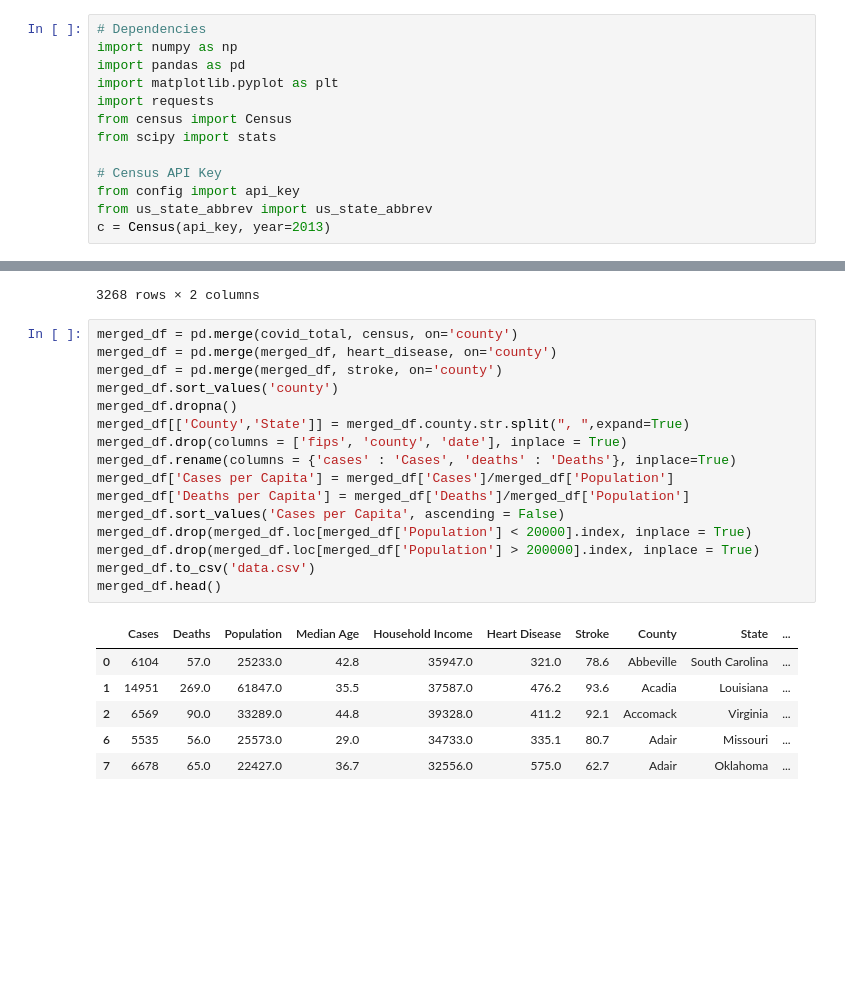
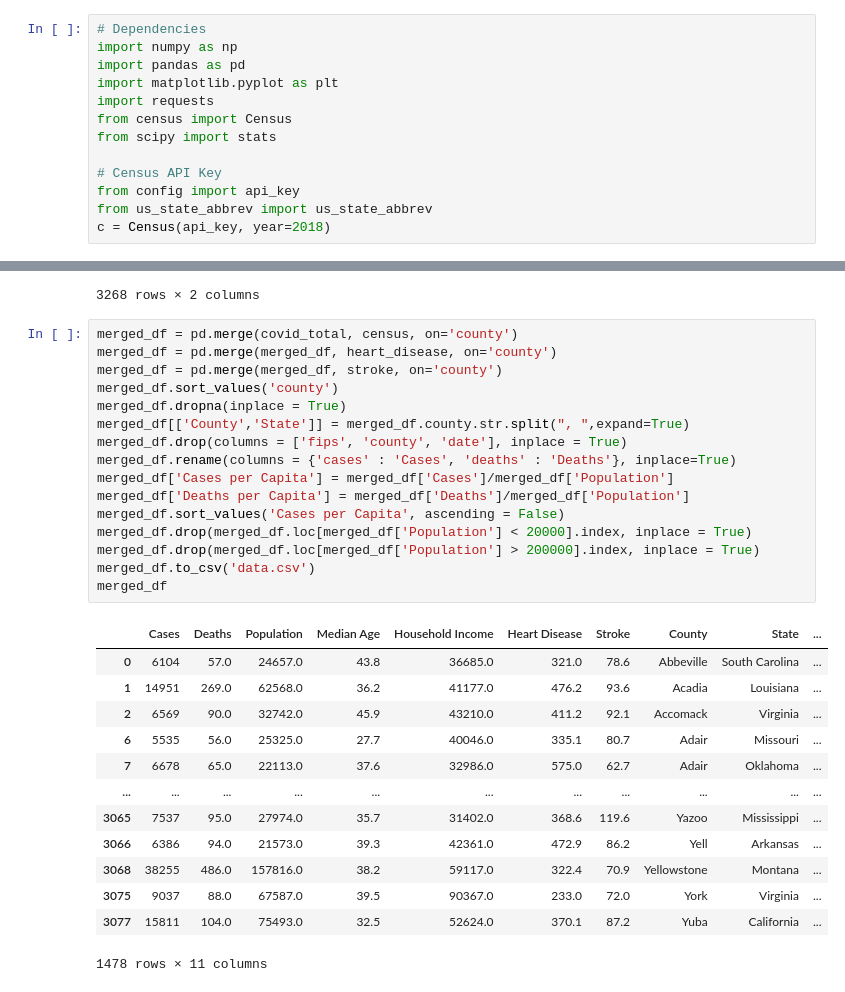
Before and after one commit to CarlaLorenteAnon/project-1, a Jupyter notebook: datagather.ipynb, the cells around one changed output, grey strips where cells are left out. Cells and saved outputs as stored; diff of their text form; blank space fills up the shorter version.

```diff
--- a/datagather.ipynb
+++ b/datagather.ipynb
@@ -10,7 +10,7 @@ from scipy import stats
 # Census API Key
 from config import api_key
 from us_state_abbrev import us_state_abbrev
-c = Census(api_key, year=2013)
+c = Census(api_key, year=2018)
 # %%
 # See: https://github.com/CommerceDataService/census-wrapper for library documentation
 # See: https://gist.github.com/afhaque/60558290d6efd892351c4b64e5c01e9b for labels
@@ -142,26 +142,33 @@ stroke
 # %%
 merged_df = pd.merge(covid_total, census, on='county')
 merged_df = pd.merge(merged_df, heart_disease, on='county')
 merged_df = pd.merge(merged_df, stroke, on='county')
 merged_df.sort_values('county')
-merged_df.dropna()
+merged_df.dropna(inplace = True)
 merged_df[['County','State']] = merged_df.county.str.split(", ",expand=True)
 merged_df.drop(columns = ['fips', 'county', 'date'], inplace = True)
 merged_df.rename(columns = {'cases' : 'Cases', 'deaths' : 'Deaths'}, inplace=True)
 merged_df['Cases per Capita'] = merged_df['Cases']/merged_df['Population']
 merged_df['Deaths per Capita'] = merged_df['Deaths']/merged_df['Population']
 merged_df.sort_values('Cases per Capita', ascending = False)
 merged_df.drop(merged_df.loc[merged_df['Population'] < 20000].index, inplace = True)
 merged_df.drop(merged_df.loc[merged_df['Population'] > 200000].index, inplace = True)
 merged_df.to_csv('data.csv')
-merged_df.head()
+merged_df
 # %% [output]
 |  | Cases | Deaths | Population | Median Age | Household Income | Heart Disease | Stroke | County | State | ... |
-| 0 | 6104 | 57.0 | 25233.0 | 42.8 | 35947.0 | 321.0 | 78.6 | Abbeville | South Carolina | ... |
-| 1 | 14951 | 269.0 | 61847.0 | 35.5 | 37587.0 | 476.2 | 93.6 | Acadia | Louisiana | ... |
-| 2 | 6569 | 90.0 | 33289.0 | 44.8 | 39328.0 | 411.2 | 92.1 | Accomack | Virginia | ... |
-| 6 | 5535 | 56.0 | 25573.0 | 29.0 | 34733.0 | 335.1 | 80.7 | Adair | Missouri | ... |
-| 7 | 6678 | 65.0 | 22427.0 | 36.7 | 32556.0 | 575.0 | 62.7 | Adair | Oklahoma | ... |
+| 0 | 6104 | 57.0 | 24657.0 | 43.8 | 36685.0 | 321.0 | 78.6 | Abbeville | South Carolina | ... |
+| 1 | 14951 | 269.0 | 62568.0 | 36.2 | 41177.0 | 476.2 | 93.6 | Acadia | Louisiana | ... |
+| 2 | 6569 | 90.0 | 32742.0 | 45.9 | 43210.0 | 411.2 | 92.1 | Accomack | Virginia | ... |
+| 6 | 5535 | 56.0 | 25325.0 | 27.7 | 40046.0 | 335.1 | 80.7 | Adair | Missouri | ... |
+| 7 | 6678 | 65.0 | 22113.0 | 37.6 | 32986.0 | 575.0 | 62.7 | Adair | Oklahoma | ... |
+| ... | ... | ... | ... | ... | ... | ... | ... | ... | ... | ... |
+| 3065 | 7537 | 95.0 | 27974.0 | 35.7 | 31402.0 | 368.6 | 119.6 | Yazoo | Mississippi | ... |
+| 3066 | 6386 | 94.0 | 21573.0 | 39.3 | 42361.0 | 472.9 | 86.2 | Yell | Arkansas | ... |
+| 3068 | 38255 | 486.0 | 157816.0 | 38.2 | 59117.0 | 322.4 | 70.9 | Yellowstone | Montana | ... |
+| 3075 | 9037 | 88.0 | 67587.0 | 39.5 | 90367.0 | 233.0 | 72.0 | York | Virginia | ... |
+| 3077 | 15811 | 104.0 | 75493.0 | 32.5 | 52624.0 | 370.1 | 87.2 | Yuba | California | ... |
+1478 rows × 11 columns
 # %%
 corr = merged_df.corr()
 corr.style.background_gradient(cmap='coolwarm', axis=None)
```
Also changed, not shown: parts of 7 cells of this notebook, 2 other files.
